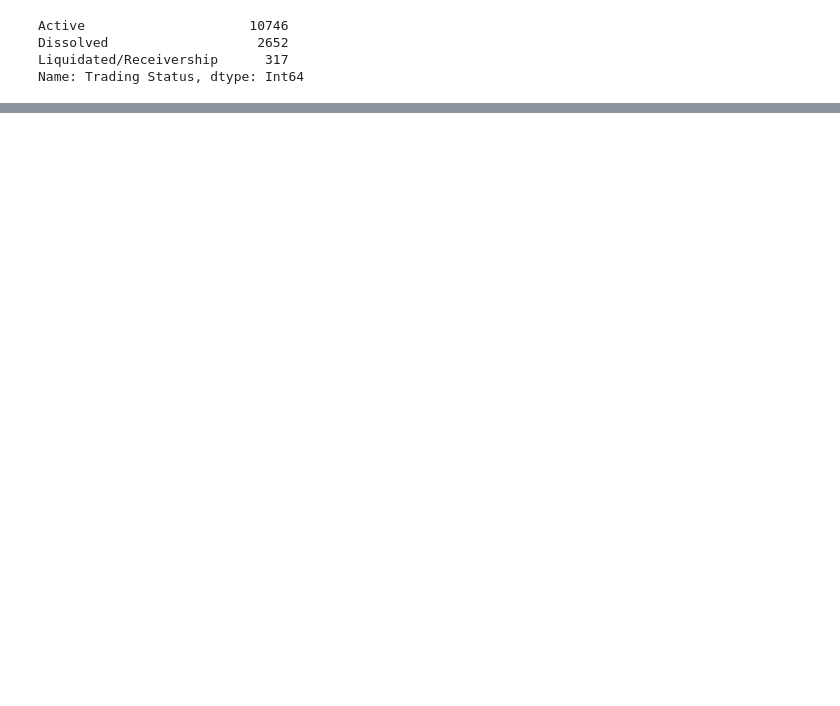
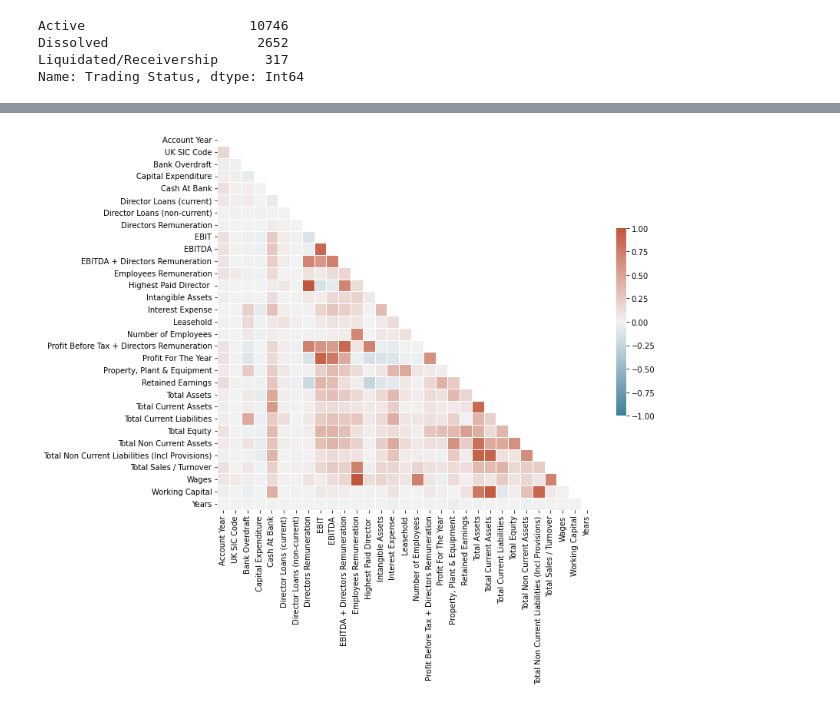
Before and after one commit to jessb7/loan-default-prediciton, a Jupyter notebook: KTP_technical_task.ipynb, the cells around one changed output, grey strips where cells are left out. Saved outputs shown, nothing was run; the diff lists cells and outputs as text; code cells hidden in the pictures; blank space fills up the shorter version.

```diff
--- a/KTP_technical_task.ipynb
+++ b/KTP_technical_task.ipynb
@@ -41,0 +33,6 @@ df2 = df[df.index.isin(df1.index)]
+# %%
+df2 = df[df.index.isin(df.query('1900 < `Account Year` < 2023').index)]
+display(df2.shape)
+
+df2=df2.convert_dtypes()
+df2.info()
@@ -41,0 +60,9 @@ df2 = df[df.index.isin(df1.index)]
+# %%
+df3 = df2.copy()
+for col in df3.columns:
+    if df3[col].dtype == 'string':
+        try:
+            df3[col] = pd.to_datetime(df2[col])
+        except ValueError:
+            pass
+df3.info()
@@ -41,0 +89,5 @@ df2 = df[df.index.isin(df1.index)]
+# %%
+df4 = df3[df3['Latest Accounts Date'].dt.year==df3['Account Year']]
+df4['Years'] = df4['Account Year']-df4['Date of Incorporation'].dt.year
+df4['Years']= df4['Years'].astype(int)
+df4.shape
@@ -154,3 +132,6 @@ Active                     10746
 Dissolved                   2652
 Liquidated/Receivership      317
 Name: Trading Status, dtype: Int64
+# %%
+df5 = df4.copy()
+df5['Trading Status'] = np.where(df5['Trading Status'] == 'Active', "Non-default", "Default")
@@ -156,0 +146,10 @@ Name: Trading Status, dtype: Int64
+# %%
+corr = df5.corr()
+mask = np.triu(np.ones_like(corr, dtype=bool))
+f, ax = plt.subplots(figsize=(11, 9))
+cmap = sns.diverging_palette(230, 20, as_cmap=True)
+sns.heatmap(corr, mask=mask, cmap=cmap, vmin=-1, vmax=1, center=0,
+            square=True, linewidths=.5, cbar_kws={"shrink": .5})
+plt.show()
+# %% [output]
+[figure, added]
```
Also changed, not shown: parts of 46 cells of this notebook, 2 other files.
